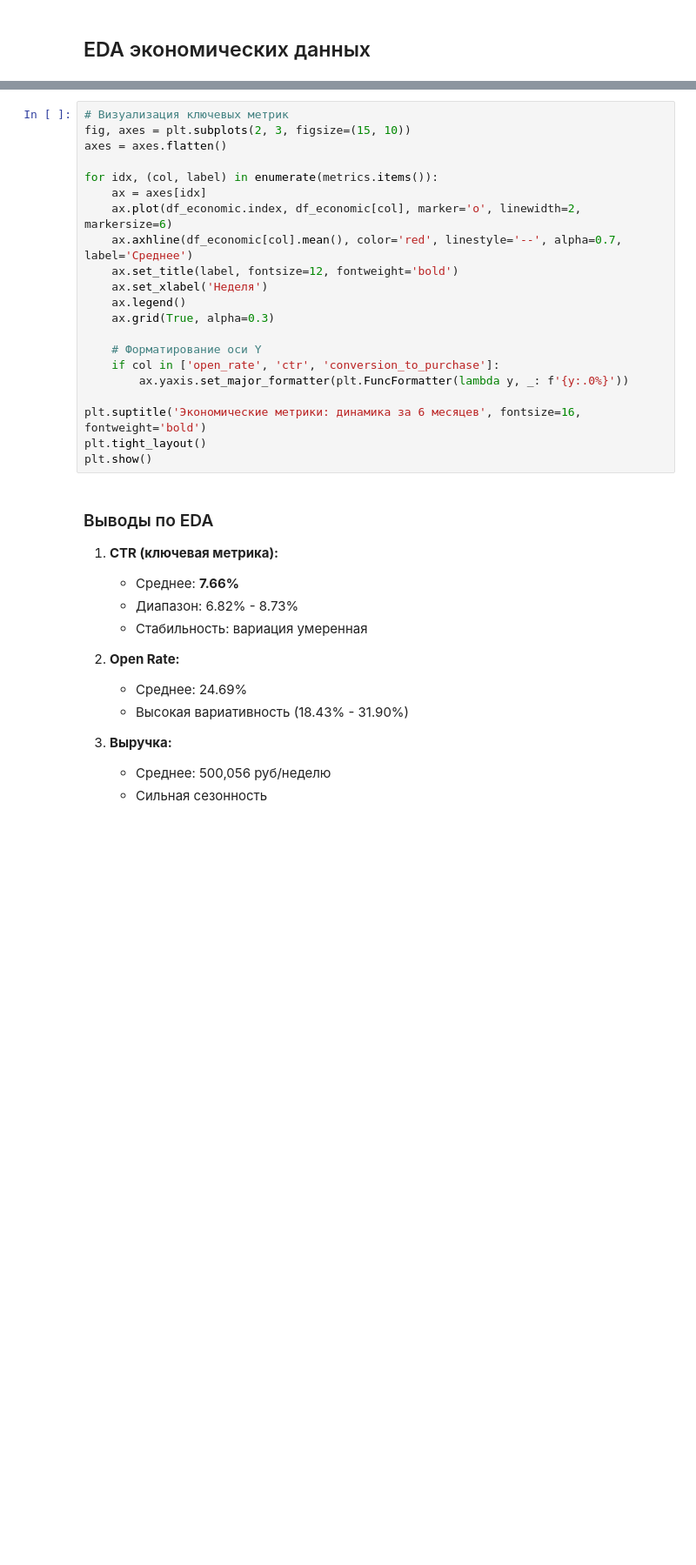
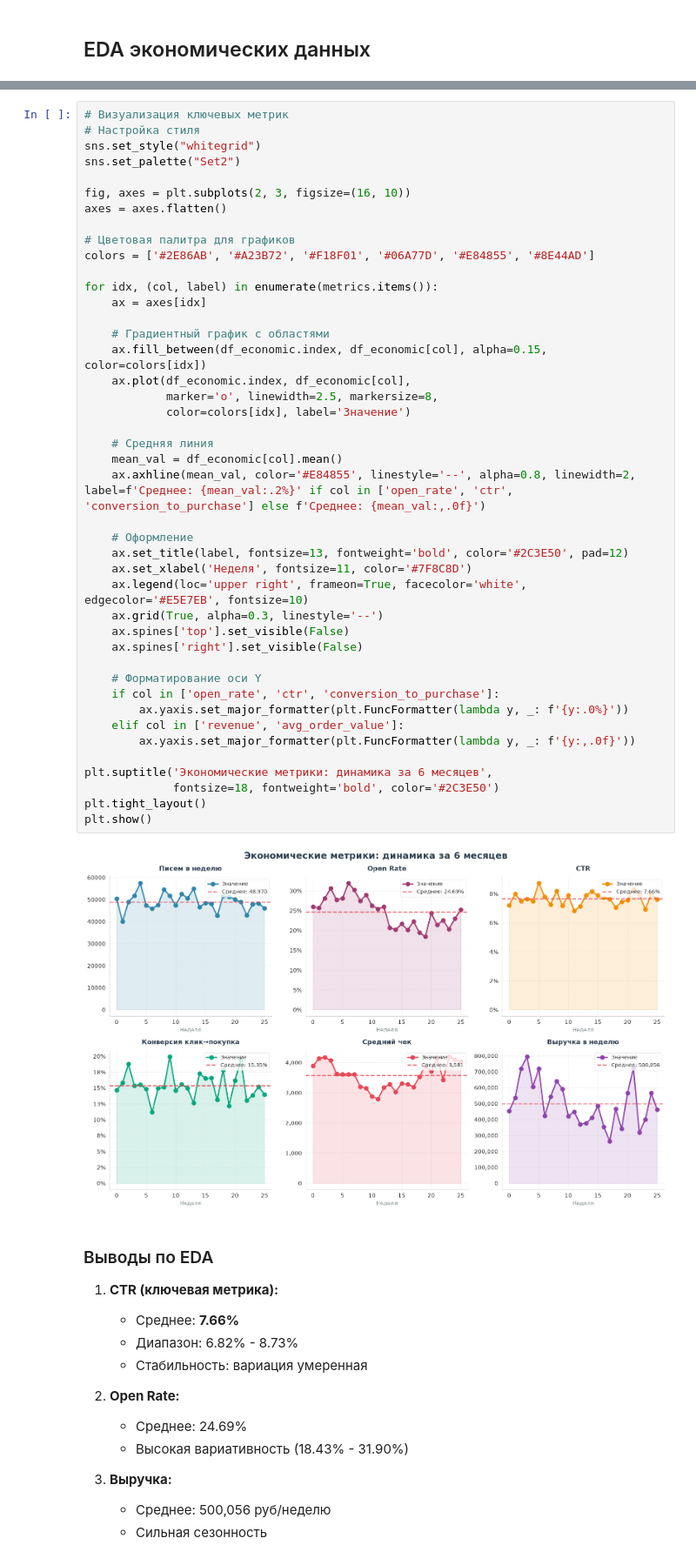
Before and after one commit to vshumakova/ab-test-email-design, a Jupyter notebook: notebooks/01_eda_and_prioritization.ipynb, the cells around one changed output, grey strips where cells are left out. Shown at 87% size. Saved outputs shown, nothing was run; the diff lists cells and outputs as text; blank space fills up the shorter version.

```diff
--- a/notebooks/01_eda_and_prioritization.ipynb
+++ b/notebooks/01_eda_and_prioritization.ipynb
@@ -63,24 +78,48 @@ for col, label in metrics.items():
 # %%
 # Визуализация ключевых метрик
-fig, axes = plt.subplots(2, 3, figsize=(15, 10))
+# Настройка стиля
+sns.set_style("whitegrid")
+sns.set_palette("Set2")
+
+fig, axes = plt.subplots(2, 3, figsize=(16, 10))
 axes = axes.flatten()
+
+# Цветовая палитра для графиков
+colors = ['#2E86AB', '#A23B72', '#F18F01', '#06A77D', '#E84855', '#8E44AD']
 
 for idx, (col, label) in enumerate(metrics.items()):
     ax = axes[idx]
-    ax.plot(df_economic.index, df_economic[col], marker='o', linewidth=2, markersize=6)
-    ax.axhline(df_economic[col].mean(), color='red', linestyle='--', alpha=0.7, label='Среднее')
-    ax.set_title(label, fontsize=12, fontweight='bold')
-    ax.set_xlabel('Неделя')
-    ax.legend()
-    ax.grid(True, alpha=0.3)
+
+    # Градиентный график с областями
+    ax.fill_between(df_economic.index, df_economic[col], alpha=0.15, color=colors[idx])
+    ax.plot(df_economic.index, df_economic[col],
+            marker='o', linewidth=2.5, markersize=8,
+            color=colors[idx], label='Значение')
+
+    # Средняя линия
+    mean_val = df_economic[col].mean()
+    ax.axhline(mean_val, color='#E84855', linestyle='--', alpha=0.8, linewidth=2, label=f'Среднее: {mean_val:.2%}' if col in ['open_rate', 'ctr', 'conversion_to_purchase'] else f'Среднее: {mean_val:,.0f}')
+
+    # Оформление
+    ax.set_title(label, fontsize=13, fontweight='bold', color='#2C3E50', pad=12)
+    ax.set_xlabel('Неделя', fontsize=11, color='#7F8C8D')
+    ax.legend(loc='upper right', frameon=True, facecolor='white', edgecolor='#E5E7EB', fontsize=10)
+    ax.grid(True, alpha=0.3, linestyle='--')
+    ax.spines['top'].set_visible(False)
+    ax.spines['right'].set_visible(False)
 
     # Форматирование оси Y
     if col in ['open_rate', 'ctr', 'conversion_to_purchase']:
         ax.yaxis.set_major_formatter(plt.FuncFormatter(lambda y, _: f'{y:.0%}'))
+    elif col in ['revenue', 'avg_order_value']:
+        ax.yaxis.set_major_formatter(plt.FuncFormatter(lambda y, _: f'{y:,.0f}'))
 
-plt.suptitle('Экономические метрики: динамика за 6 месяцев', fontsize=16, fontweight='bold')
+plt.suptitle('Экономические метрики: динамика за 6 месяцев',
+             fontsize=18, fontweight='bold', color='#2C3E50')
 plt.tight_layout()
 plt.show()
+# %% [output]
+[figure, added]
 # %% [markdown]
 ### Выводы по EDA
 
```
Also changed, not shown: parts of 5 cells of this notebook, 5 other files.
